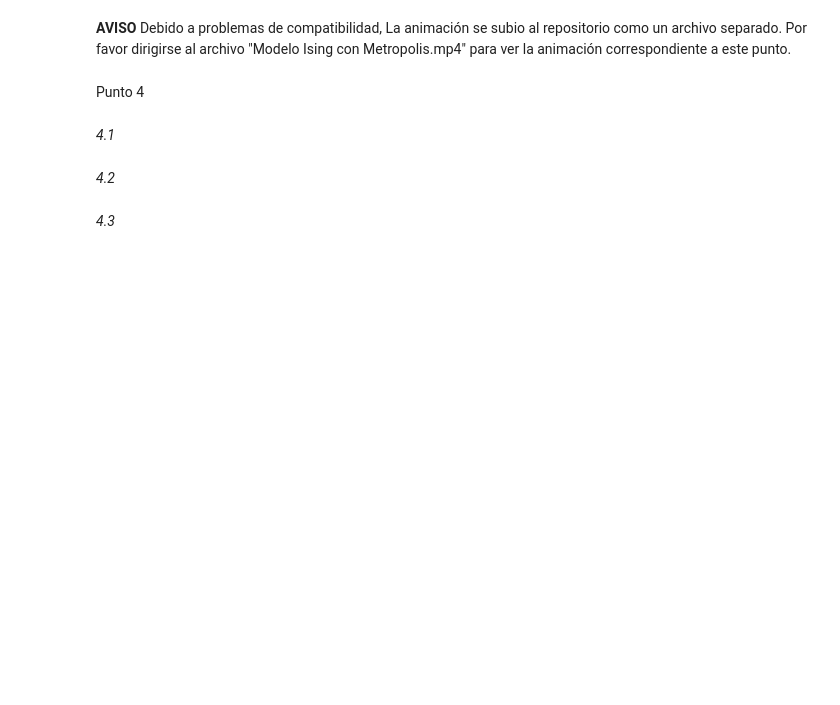
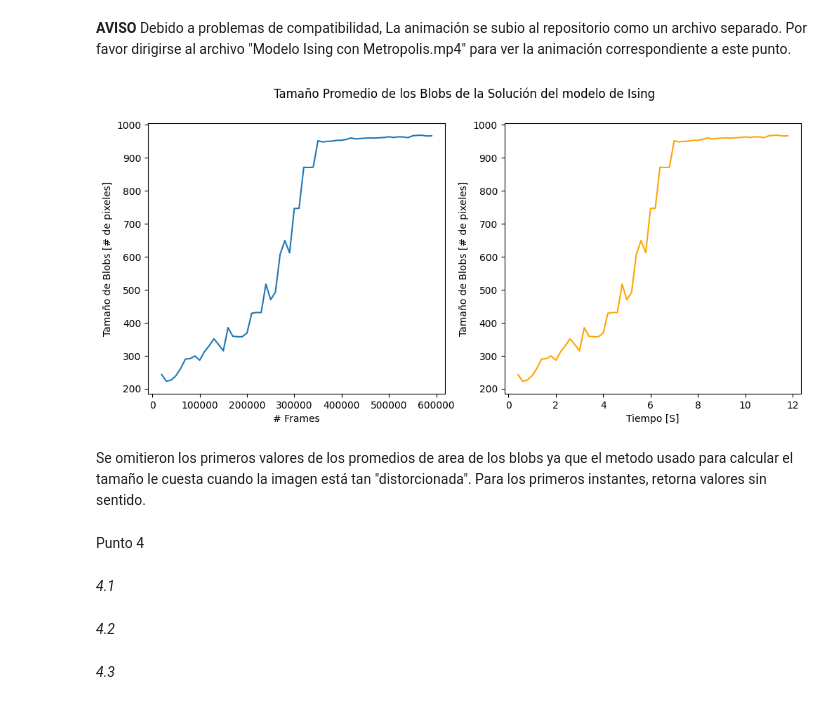
Before and after one commit to EstebanFuentesS/Metodos-Computacionales-2, a Jupyter notebook: Taller5.ipynb, the cells around one changed output. Saved outputs shown, nothing was run; the diff lists cells and outputs as text; code cells hidden in the pictures; blank space fills up the shorter version.

```diff
--- a/Taller5.ipynb
+++ b/Taller5.ipynb
@@ -252,6 +280,28 @@ with writer.saving(fig, "Modelo Ising con Metropolis.mp4", 200):
 # %% [markdown]
 **AVISO**
 Debido a problemas de compatibilidad, La animación se subio al repositorio como un archivo separado. Por favor dirigirse al archivo "Modelo Ising con Metropolis.mp4" para ver la animación correspondiente a este punto.
+# %%
+#Extra
+s = 0
+frames = []
+for i in range(60):
+    frames.append(s)
+    s += 10000
+tiempo = np.array(frames)/(10000*5)
+
+fig, (ax1, ax2) = plt.subplots(nrows=1, ncols=2, figsize=(12, 5))
+ax1.plot(frames[2:], lista_promedios[2:])
+ax1.set_ylabel("Tamaño de Blobs [# de pixeles]")
+ax1.set_xlabel("# Frames")
+ax2.plot(tiempo[2:], lista_promedios[2:], color='orange')
+ax2.set_ylabel("Tamaño de Blobs [# de pixeles]")
+ax2.set_xlabel("Tiempo [S]")
+fig.suptitle("Tamaño Promedio de los Blobs de la Solución del modelo de Ising")
+plt.show()
+# %% [output]
+[figure, added]
+# %% [markdown]
+Se omitieron los primeros valores de los promedios de area de los blobs ya que el metodo usado para calcular el tamaño le cuesta cuando la imagen está tan "distorcionada". Para los primeros instantes, retorna valores sin sentido.
 # %% [markdown]
 Punto 4
 # %% [markdown]
```
Also changed, not shown: parts of 4 cells of this notebook, 1 other file.
